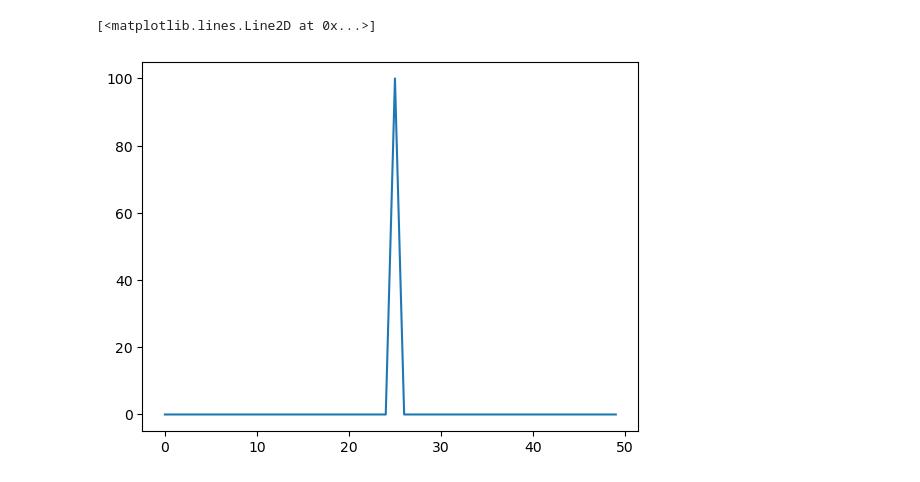
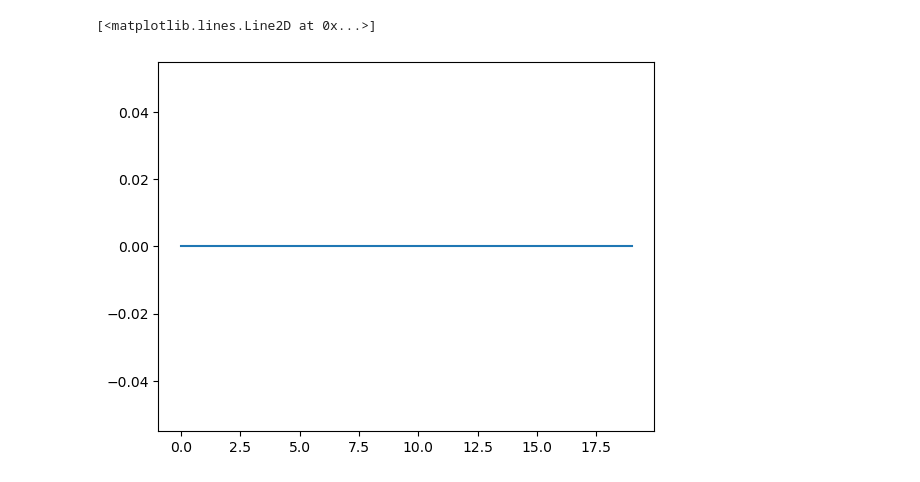
Before and after one commit to fongkenrui/A409_SeleniumDispersion, a Jupyter notebook: crank_nicholson_test.ipynb, the cells around one changed output. Cells and saved outputs as stored; diff of their text form; code cells hidden in the pictures.

```diff
--- a/crank_nicholson_test.ipynb
+++ b/crank_nicholson_test.ipynb
@@ -8,24 +8,28 @@ from scipy.linalg import solve, solve_banded
 # %%
 # Initialize a constant diffusion coefficient function
 diffusion = Analytic(lambda x, y: 0.001)
 diffusion.set_partial_x(lambda x, y: 0)
 # Initialize the concentration object
 # Note: Von Neumann Stability condition is (D * dt)/dx**2 < 0.5, else spurious decaying oscillations occur
 n_grid = 20
 n_time = 50
 dt = 0.0001
 dx = 0.001
 conc = Quantity1D(
     n_grid,
     n_time,
     (0, n_grid*dx),
     (0, dt*n_time),
 )
 xcoords = conc.xcoords
 #initial_condition =  10*np.exp(- (10*n_grid*dx)*(xcoords - 0.5*dx*n_grid)**2)
 initial_condition = np.zeros_like(xcoords)
-initial_condition[n_grid//2] = 100
+#initial_condition[n_grid//2] = 100
+sources = np.zeros_like(xcoords)
+sinks = np.zeros_like(xcoords)
+sources[8] = 10
+sinks[11] = 5
 plt.plot(initial_condition)
 # %% [output]
 [<matplotlib.lines.Line2D at 0x...>]
-[figure, old version]
+[figure, new version]
```
Also changed, not shown: parts of 5 cells of this notebook, 1 other file.
